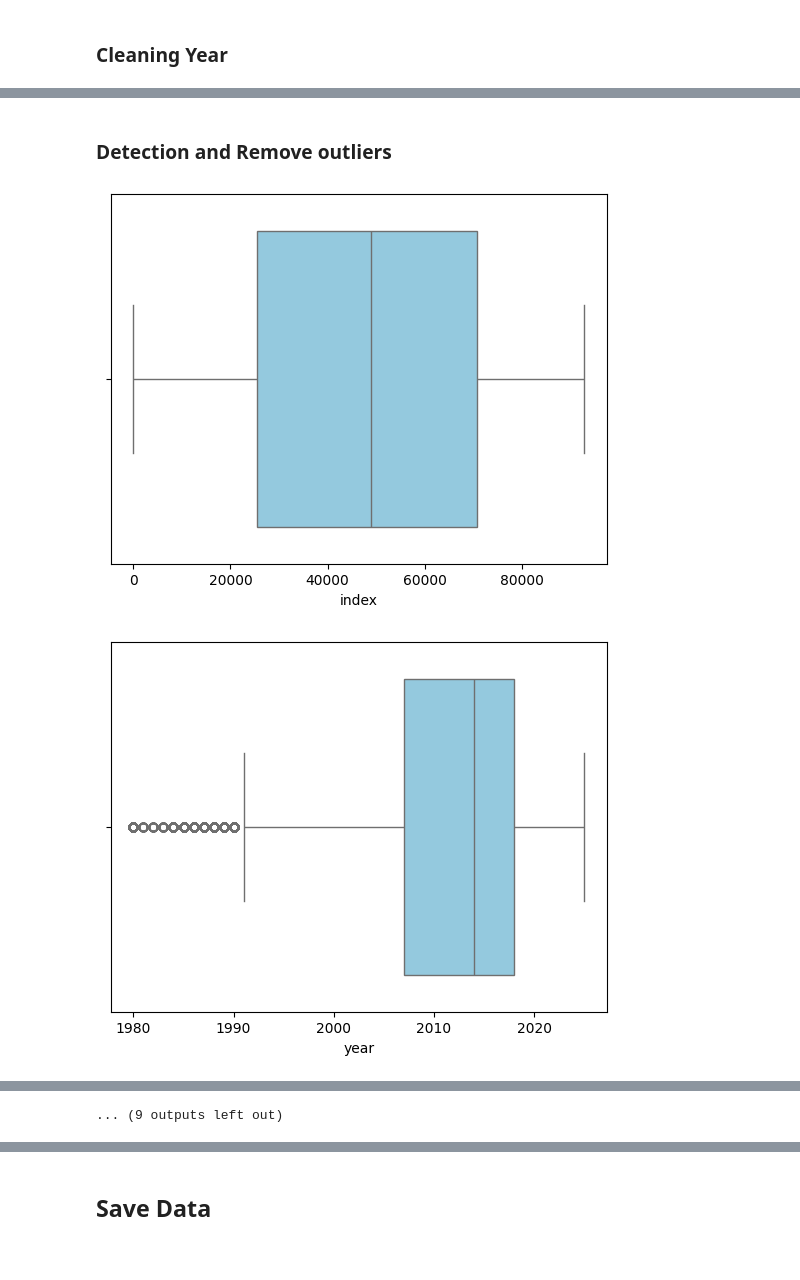
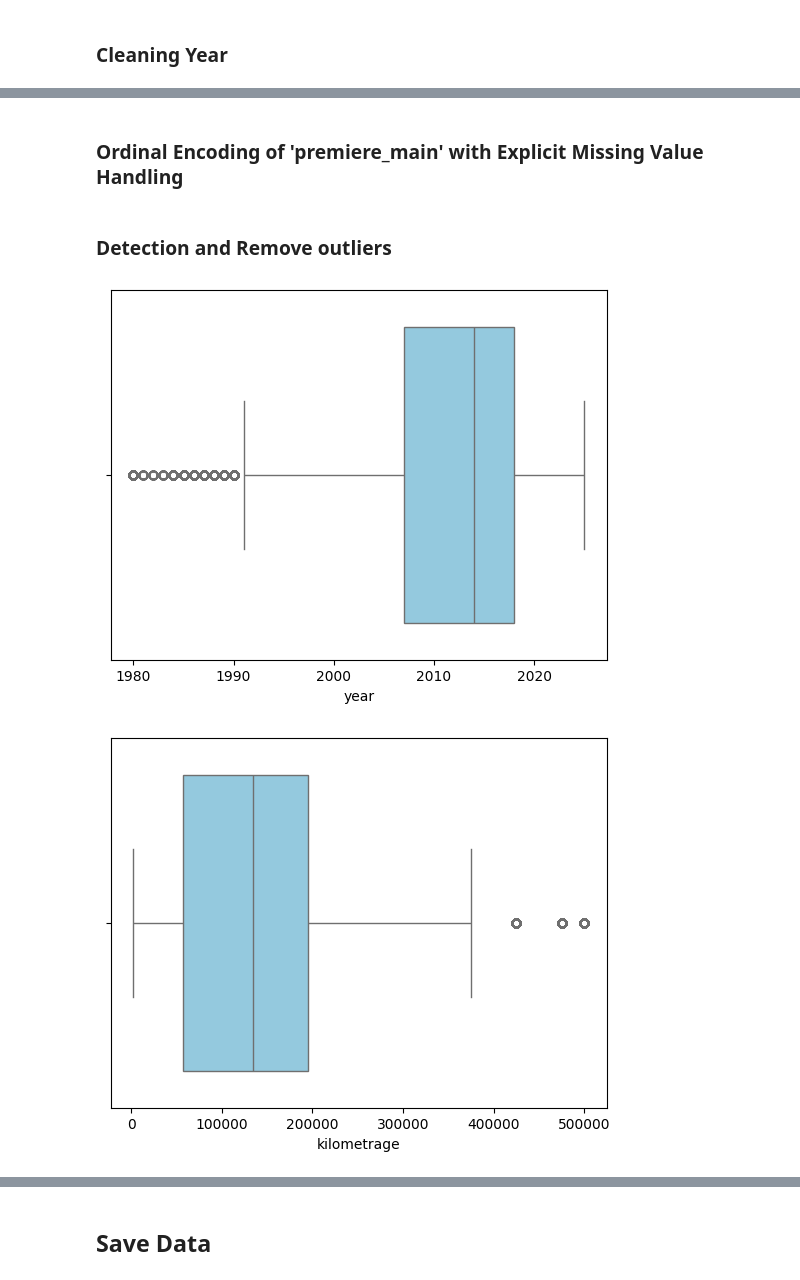
Before and after one commit to eddaoudi-mohamed/Predict_Price_Car, a Jupyter notebook: notebooks/CleaningData.ipynb, the cells around one changed output, grey strips where cells are left out. Saved outputs shown, nothing was run; the diff lists cells and outputs as text; code cells hidden in the pictures.

```diff
--- a/notebooks/CleaningData.ipynb
+++ b/notebooks/CleaningData.ipynb
@@ -176,0 +126,18 @@ print(DataSet['year'].unique())
+# %%
+def clean_city_column(row):
+        parts = row.split(',')
+        if(len(parts) == 1) :
+            return parts[0].replace(' ', '').lower()
+        else :
+              return parts[1].replace(' ', '').lower()
+DataSet['city'] = DataSet['city'].apply(clean_city_column)
+# %%
+DataSet['city'] = DataSet['city'].str.replace('الدارالبيضاء' , 'casablanca')
+DataSet['city'] = DataSet['city'].str.replace('سلا' , 'sala')
+DataSet['city'] = DataSet['city'].str.replace('فاس' , 'fès')
+DataSet['city'] = DataSet['city'].str.replace('مراكش' , 'marrakech')
+DataSet['city'] = DataSet['city'].str.replace('الرباط' , 'rabat')
+DataSet['city'] = DataSet['city'].str.replace('تطوان' , 'tétouan')
+DataSet['city'] = DataSet['city'].str.replace('تمارة' , 'temara')
+DataSet['city'] = DataSet['city'].str.replace('طنجة' , 'tanger')
+DataSet['city'] = DataSet['city'].str.replace('أكادير' , 'agadir')
@@ -176,0 +146,3 @@ print(DataSet['year'].unique())
+# %%
+most_common = DataSet['Nombre_doors'].mode()[0]
+DataSet['Nombre_doors'].fillna(most_common, inplace=True)
@@ -177,10 +156,22 @@ print(DataSet['year'].unique())
+# %% [markdown]
+### Ordinal Encoding of 'premiere_main' with Explicit Missing Value Handling
+# %%
+def encode_premiere_main(val):
+    if val == 'Non':
+        return 0
+    elif val == 'Oui':
+        return 2
+    else:  # None or NaN
+        return 1
+
+DataSet['premiere_main'] = DataSet['premiere_main'].apply(encode_premiere_main)
 # %% [markdown]
 ### Detection and Remove outliers
 # %%
-col = DataSet.select_dtypes(exclude='object').columns
+col = DataSet.select_dtypes(exclude=['object']).drop(columns=['index' ,'premiere_main' , 'Nombre_doors']).columns
 for i in col:
     sns.boxplot(DataSet[i], orient='h', color='skyblue')
     plt.show()
 # %% [output]
-[figure, old version]
+[figure, new version]
-[figure, old version]
+[figure, new version]
@@ -197,4 +180,3 @@ for i in col:
-... (9 outputs left out)
 # %%
 from scipy import stats
 def detect_outliers(df, column):
```
Also changed, not shown: parts of 19 cells of this notebook, 2 other files.
